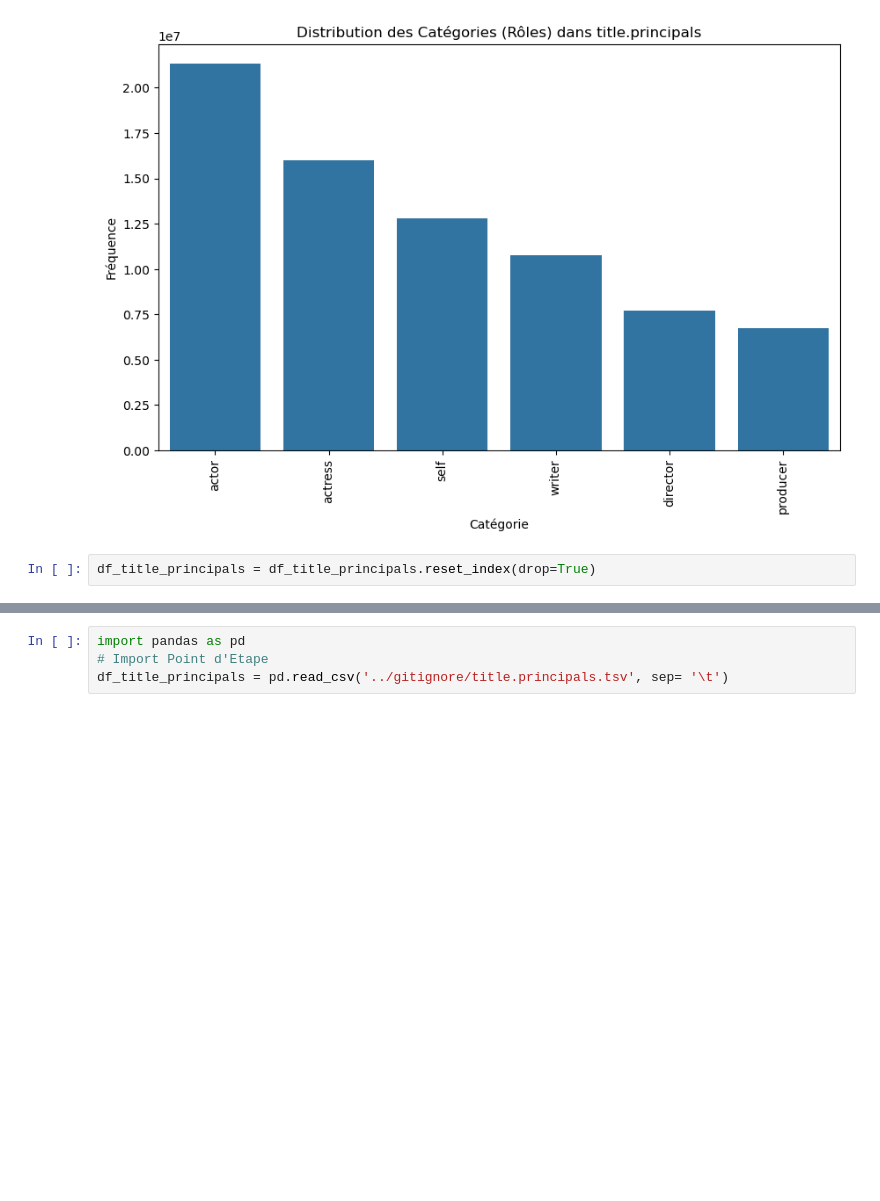
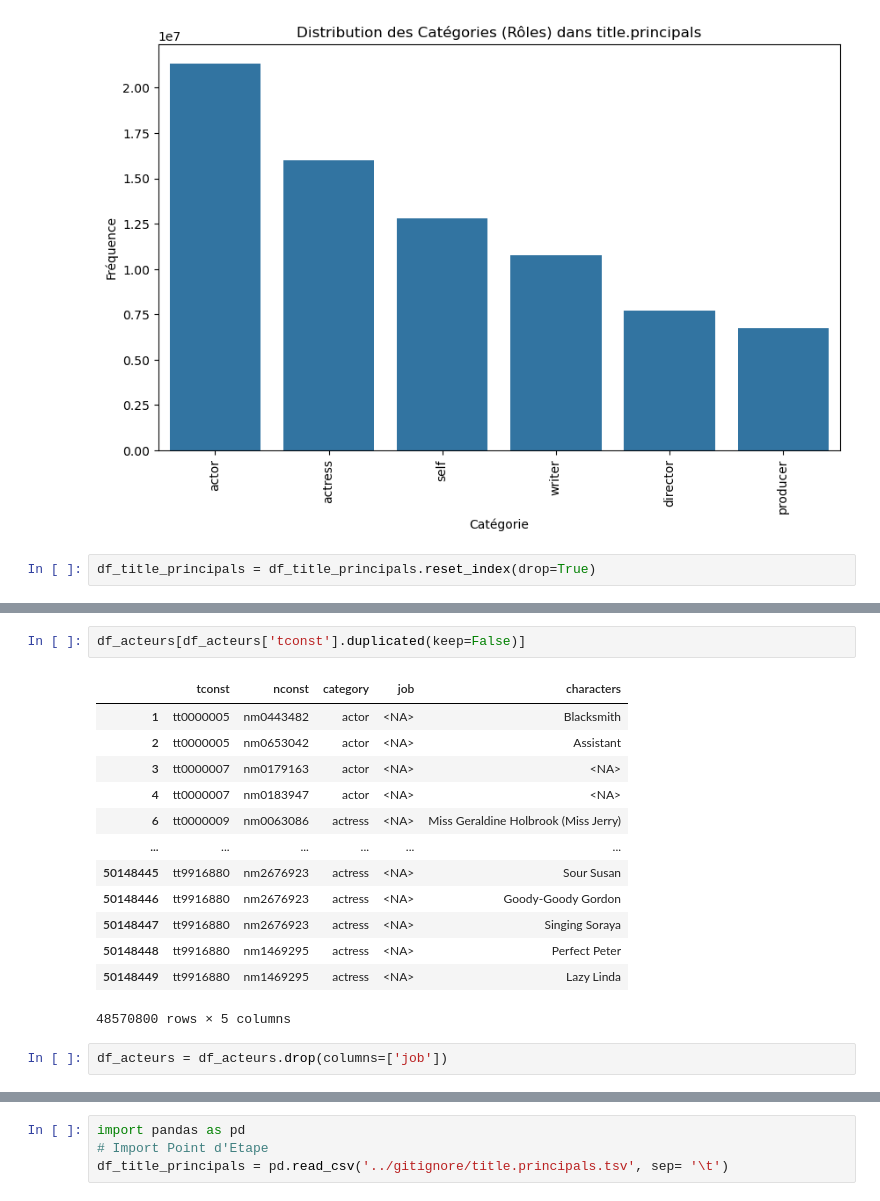
Before and after one commit to jpvt-data/AlgoCinema, a Jupyter notebook: exploration/exploration_title_principal.ipynb, the cells around one changed output, grey strips where cells are left out. Cells and saved outputs as stored; diff of their text form; blank space fills up the shorter version.

```diff
--- a/exploration/exploration_title_principal.ipynb
+++ b/exploration/exploration_title_principal.ipynb
@@ -243,0 +279,18 @@ Name: count, Length: 4148522, dtype: int64
+# %%
+df_acteurs[df_acteurs['tconst'].duplicated(keep=False)]
+# %% [output]
+|  | tconst | nconst | category | job | characters |
+| 1 | tt0000005 | nm0443482 | actor | <NA> | Blacksmith |
+| 2 | tt0000005 | nm0653042 | actor | <NA> | Assistant |
+| 3 | tt0000007 | nm0179163 | actor | <NA> | <NA> |
+| 4 | tt0000007 | nm0183947 | actor | <NA> | <NA> |
+| 6 | tt0000009 | nm0063086 | actress | <NA> | Miss Geraldine Holbrook (Miss Jerry) |
+| ... | ... | ... | ... | ... | ... |
+| 50148445 | tt9916880 | nm2676923 | actress | <NA> | Sour Susan |
+| 50148446 | tt9916880 | nm2676923 | actress | <NA> | Goody-Goody Gordon |
+| 50148447 | tt9916880 | nm2676923 | actress | <NA> | Singing Soraya |
+| 50148448 | tt9916880 | nm1469295 | actress | <NA> | Perfect Peter |
+| 50148449 | tt9916880 | nm1469295 | actress | <NA> | Lazy Linda |
+48570800 rows × 5 columns
+# %%
+df_acteurs = df_acteurs.drop(columns=['job'])
```
Also changed, not shown: parts of 24 cells of this notebook, 7 other files.
